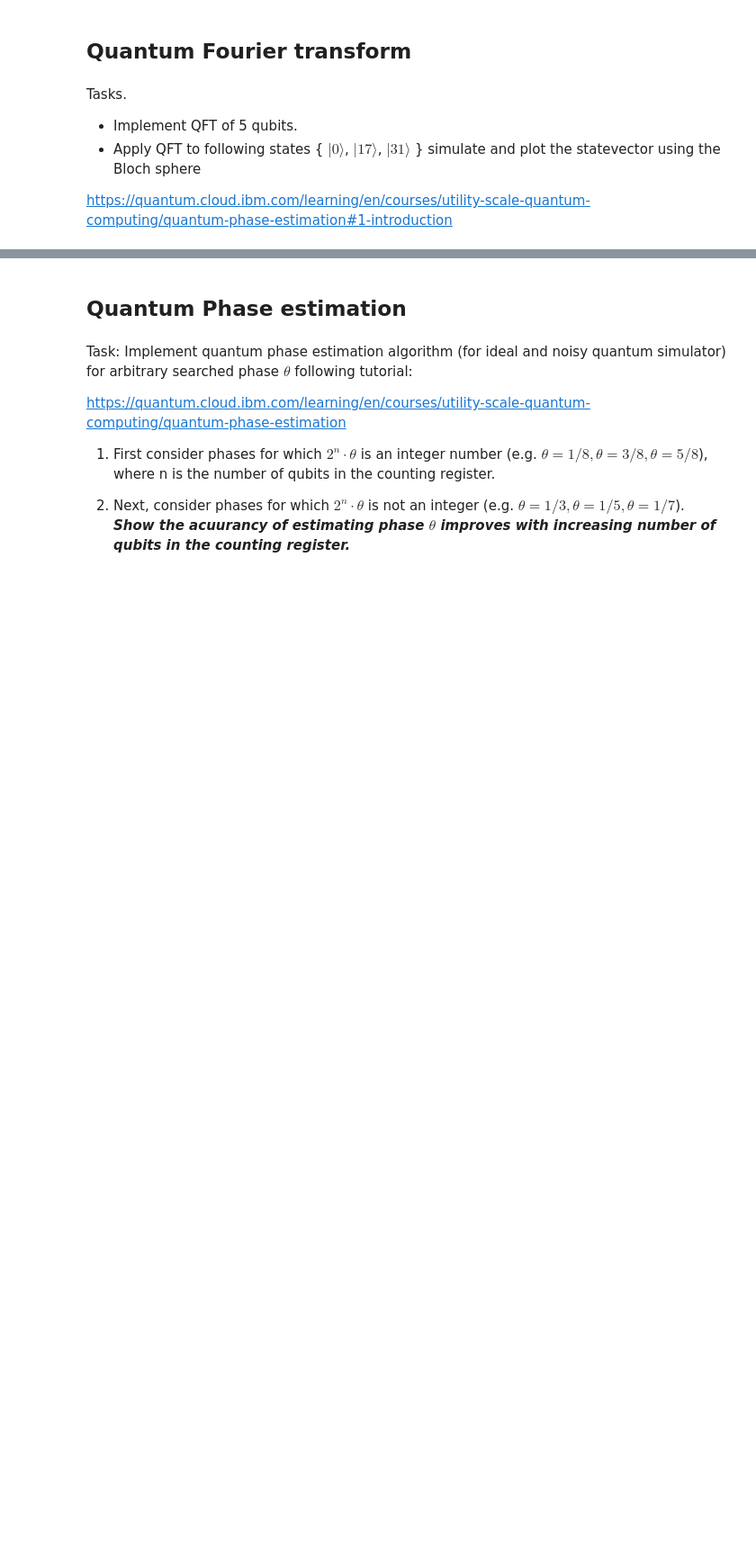
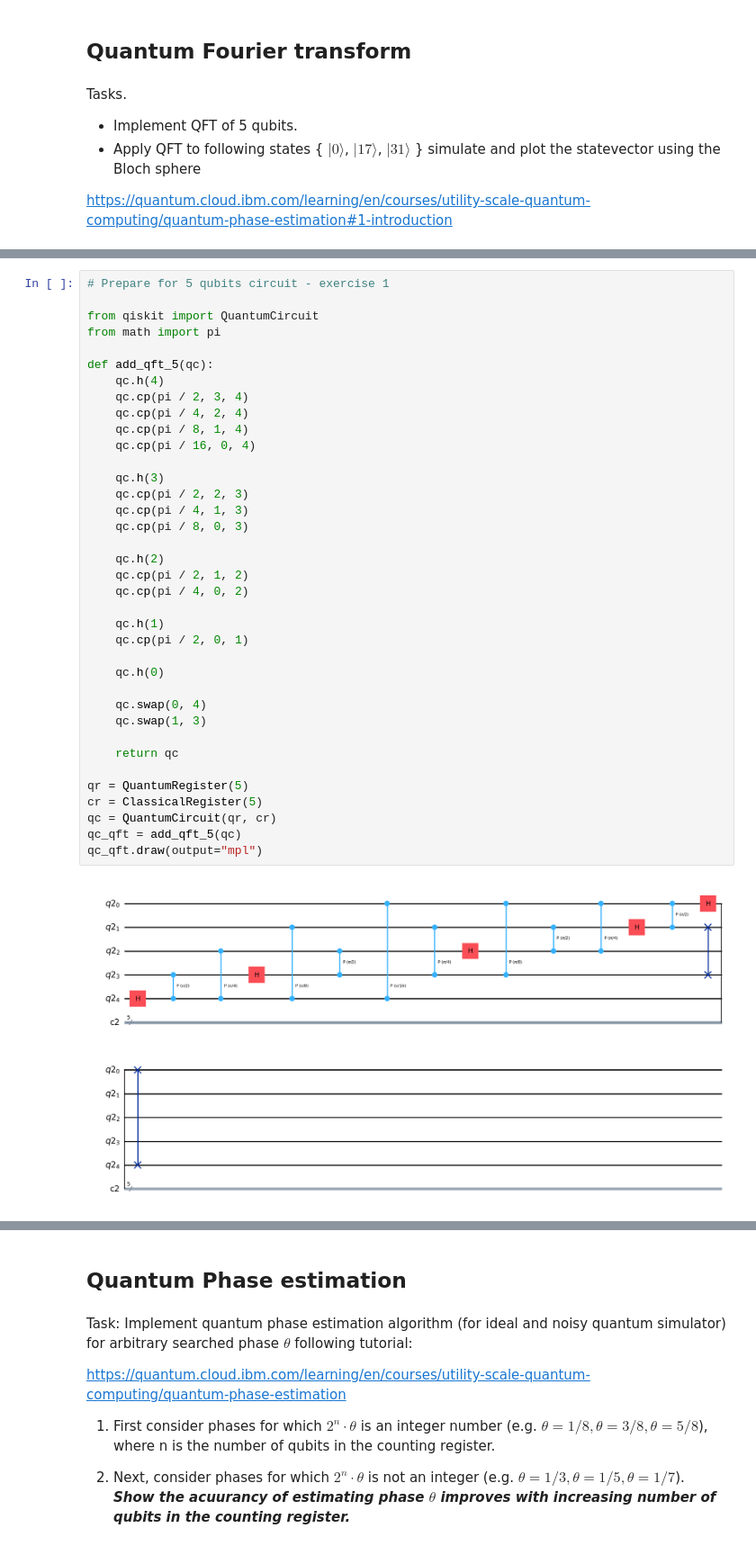
Before and after one commit to kacperpoluszejko/Quantum-Computing, a Jupyter notebook: Lab_7/07_Module_QPE_Shor_2026.ipynb, the cells around one changed output, grey strips where cells are left out. Shown at 90% size. Drawn from its saved outputs; the diff is of its cells as text; blank space fills up the shorter version.

```diff
--- a/Lab_7/07_Module_QPE_Shor_2026.ipynb
+++ b/Lab_7/07_Module_QPE_Shor_2026.ipynb
@@ -10,0 +20,39 @@ https://quantum.cloud.ibm.com/learning/en/courses/utility-scale-quantum-computin
+# %%
+# Prepare for 5 qubits circuit - exercise 1
+
+from qiskit import QuantumCircuit
+from math import pi
+
+def add_qft_5(qc):
+    qc.h(4)
+    qc.cp(pi / 2, 3, 4)
+    qc.cp(pi / 4, 2, 4)
+    qc.cp(pi / 8, 1, 4)
+    qc.cp(pi / 16, 0, 4)
+
+    qc.h(3)
+    qc.cp(pi / 2, 2, 3)
+    qc.cp(pi / 4, 1, 3)
+    qc.cp(pi / 8, 0, 3)
+
+    qc.h(2)
+    qc.cp(pi / 2, 1, 2)
+    qc.cp(pi / 4, 0, 2)
+
+    qc.h(1)
+    qc.cp(pi / 2, 0, 1)
+
+    qc.h(0)
+
+    qc.swap(0, 4)
+    qc.swap(1, 3)
+
+    return qc
+
+qr = QuantumRegister(5)
+cr = ClassicalRegister(5)
+qc = QuantumCircuit(qr, cr)
+qc_qft = add_qft_5(qc)
+qc_qft.draw(output="mpl")
+# %% [output]
+[figure, added]
```
Also changed, not shown: parts of 3 cells of this notebook.
